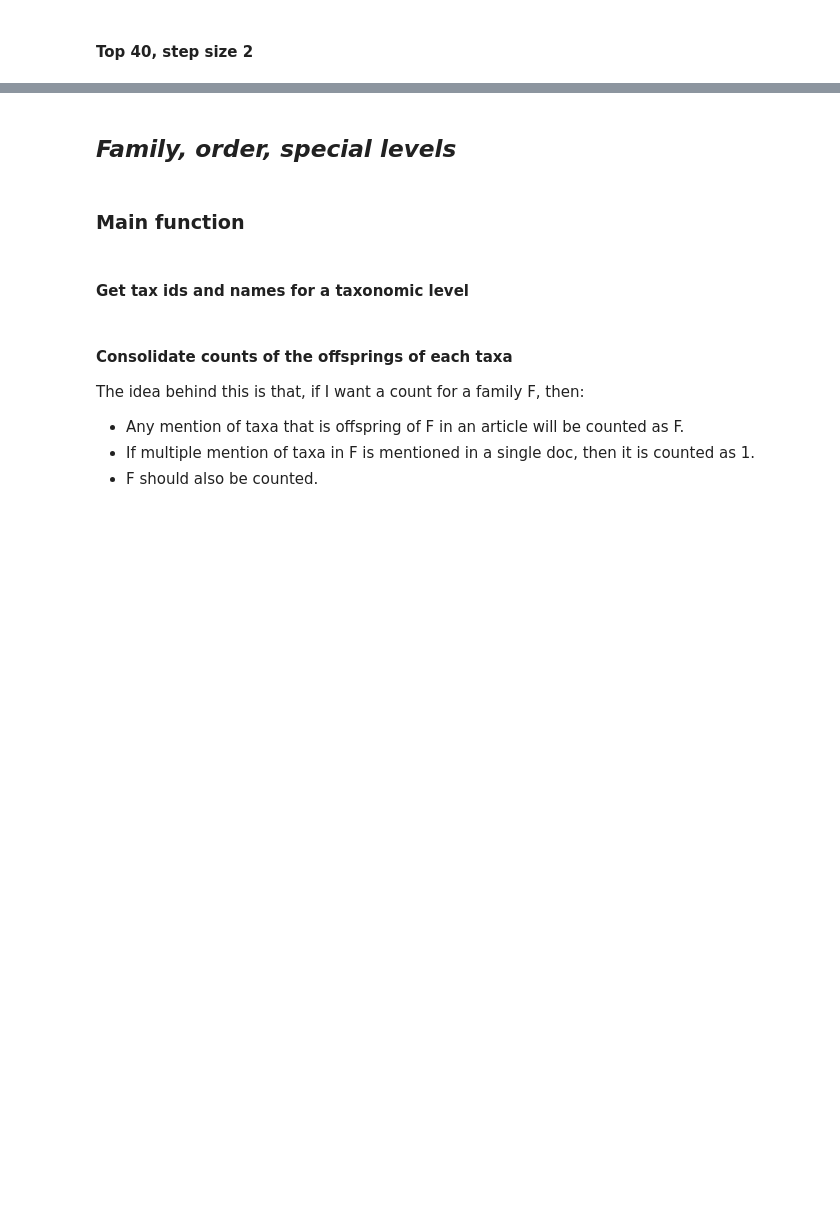
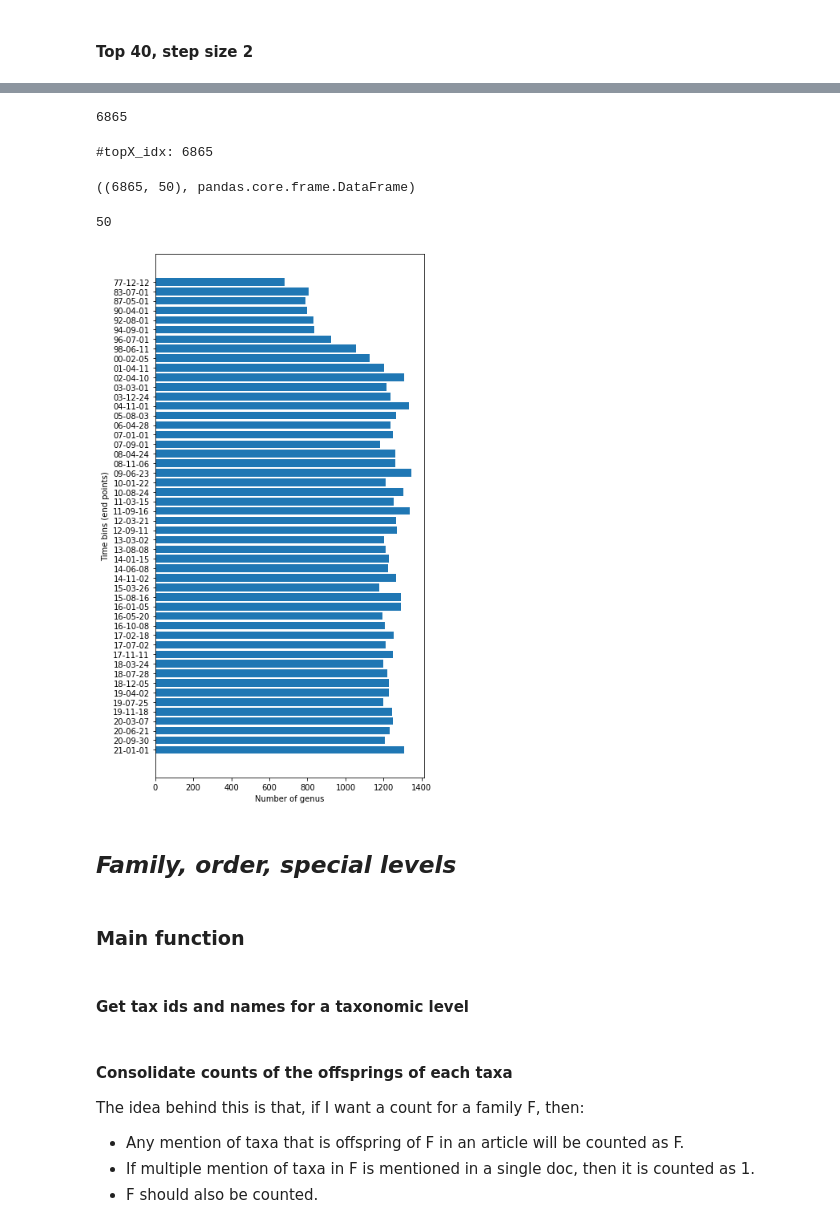
Before and after one commit to ShiuLab/plant_sci_hist, a Jupyter notebook: 5_species_over_time/script_5_1_species_over_time.ipynb, the cells around one changed output, grey strips where cells are left out. Saved outputs shown, nothing was run; the diff lists cells and outputs as text; code cells hidden in the pictures; blank space fills up the shorter version.

Commit message:
Determine # of genus over time

```diff
--- a/5_species_over_time/script_5_1_species_over_time.ipynb
+++ b/5_species_over_time/script_5_1_species_over_time.ipynb
@@ -1012,3 +995,46 @@ _, _       = moving_avg_reorder_and_plot(genus_ts40, step_size, level_offspr,
+# %%
+num_genus = genus_count_df[genus_count_df['Total'] > 0].shape[0]
+num_genus
+# %% [output]
+6865
+# %%
+topX = num_genus
+level_offspr = "genus"
+level_parent = "viridiplantae"
+genus_tsALL  = get_topX_ts_bin_counts(topX, match_csr, level_offspr,
+                             level_parent, genus_count_df, viridi_offspr_names)
+# %% [output]
+#topX_idx: 6865
+# %%
+genus_tsALL.shape, type(genus_tsALL)
+# %% [output]
+((6865, 50), pandas.core.frame.DataFrame)
+# %%
+# number of genus mentioned in each time bin
+genus_ts_counts = []
+for ts in ts_unique:
+  genus_ts_vals = genus_tsALL[ts].values
+  genus_ts_counts.append(np.count_nonzero(genus_ts_vals))
+# %%
+# convert dates to string, also rid of the 1st date (1917)
+ts_yr_mo = [d.strftime("%y-%m-%d") for d in bin_dates][1:]
+len(ts_yr_mo)
+# %% [output]
+50
+# %%
+#https://matplotlib.org/stable/gallery/lines_bars_and_markers/barh.html
+fig, ax = plt.subplots(figsize=(6,12))
+
+y_pos = np.arange(len(ts_yr_mo))
+
+ax.barh(y_pos, genus_ts_counts)
+ax.set_yticks(y_pos, labels=ts_yr_mo)
+ax.invert_yaxis()  # labels read top-to-bottom
+ax.set_xlabel('Number of genus')
+ax.set_ylabel('Time bins (end points)')
+plt.savefig(work_dir / 'fig5_1_genus_count_over_time.pdf')
+# %% [output]
+[figure, added]
 # %% [markdown]
 ## ___Family, order, special levels___
 # %% [markdown]
```
Also changed, not shown: parts of 18 cells of this notebook, 1 other file.
